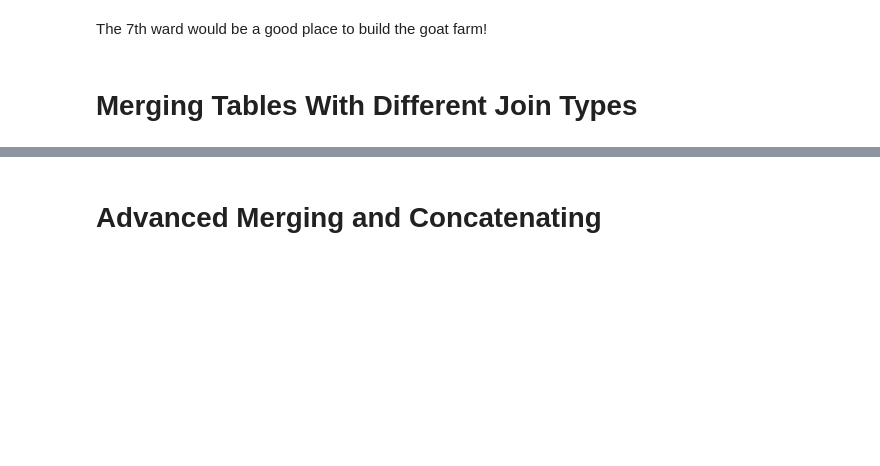
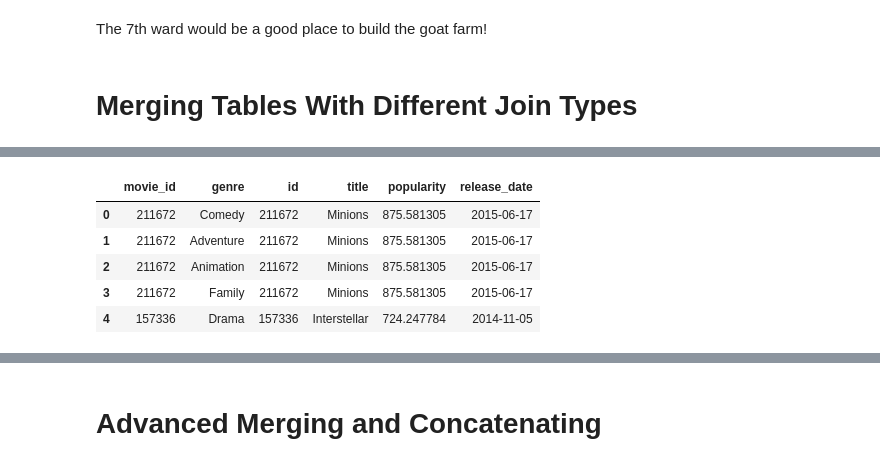
Before and after one commit to rashmishreev/the-data-repository, a Jupyter notebook: data-science-python/pandas/joining-data-pandas.ipynb, the cells around one changed output, grey strips where cells are left out. Drawn from its saved outputs; the diff is of its cells as text; code cells hidden in the pictures; blank space fills up the shorter version.

```diff
--- a/data-science-python/pandas/joining-data-pandas.ipynb
+++ b/data-science-python/pandas/joining-data-pandas.ipynb
@@ -360,0 +545,11 @@ The 7th ward would be a good place to build the goat farm!
+# %%
+# merging pop_movies with tv_genre using right join to get the genres of the top 10 popular movies
+genres_movies = tv_genre.merge(pop_movies, how='right', left_on='movie_id', right_on='id')
+genres_movies.head(5)
+# %% [output]
+|  | movie_id | genre | id | title | popularity | release_date |
+| 0 | 211672 | Comedy | 211672 | Minions | 875.581305 | 2015-06-17 |
+| 1 | 211672 | Adventure | 211672 | Minions | 875.581305 | 2015-06-17 |
+| 2 | 211672 | Animation | 211672 | Minions | 875.581305 | 2015-06-17 |
+| 3 | 211672 | Family | 211672 | Minions | 875.581305 | 2015-06-17 |
+| 4 | 157336 | Drama | 157336 | Interstellar | 724.247784 | 2014-11-05 |
```
Also changed, not shown: parts of 27 cells of this notebook, 4 other files.
